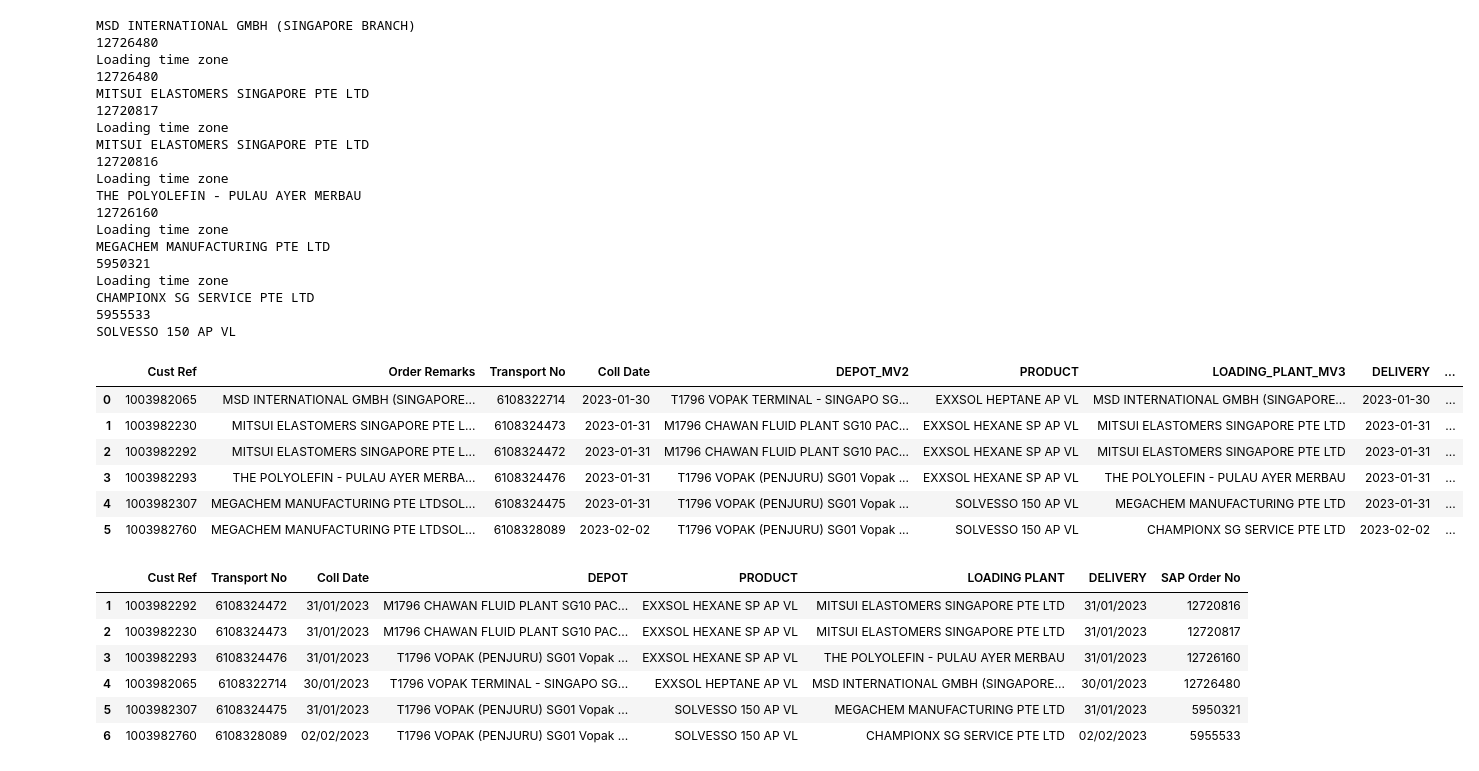
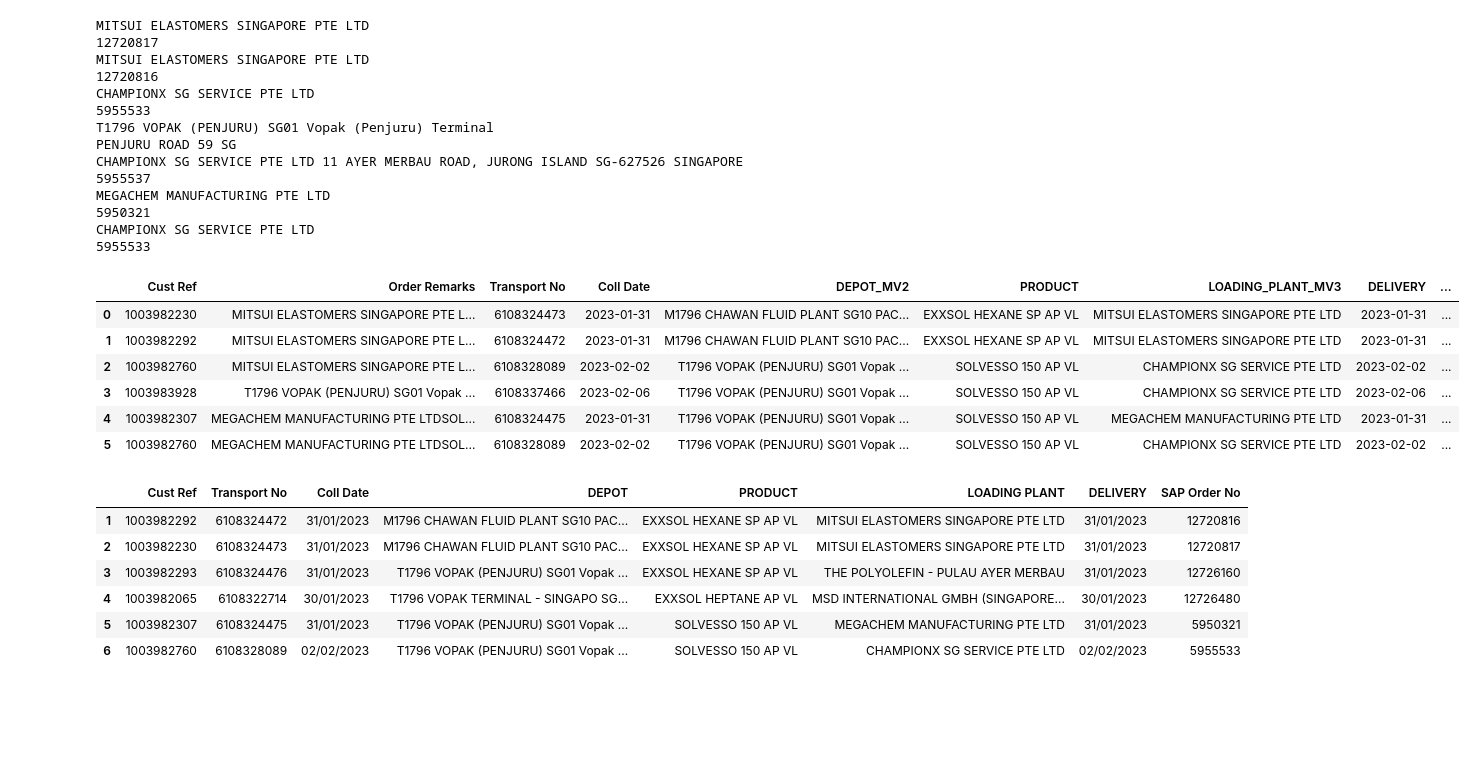
Before and after one commit to JohnTan38/Project-Data-Analysis, a Jupyter notebook: Assets/TRANSPOREON.ipynb, the cells around one changed output. Cells and saved outputs as stored; diff of their text form; code cells hidden in the pictures; blank space fills up the shorter version.

```diff
--- a/Assets/TRANSPOREON.ipynb
+++ b/Assets/TRANSPOREON.ipynb
@@ -101,7 +101,7 @@ import json
 import glob, os
 
 endpoint = "https://for-transporean.cognitiveservices.azure.com/"
-key = ""
+key = "e33ff464f80b4d2d98c84c0bc1fb291f"
 
 path_dir = "C:/Users/john.tan/OneDrive - Cogent Holdings Pte. Ltd/Documents/Transporeon/Chawan_Vopak/"
 path_destination = "C:/Users/john.tan/OneDrive - Cogent Holdings Pte. Ltd/Documents/Transporeon/Json/"
@@ -127,6 +127,7 @@ for file in list_of_files:
 # %%
 import re #parse json files
 import pandas as pd
+from re import search
 
 path_dir = 'C:/Users/john.tan/OneDrive - Cogent Holdings Pte. Ltd/Documents/Transporeon/Json/'
 cols = ['Cust Ref', 'Order Remarks', 'Transport No', 'Coll Date', 'DEPOT_MV2', 'PRODUCT', 'LOADING_PLANT_MV3', 'DELIVERY', 'SAP Order No']
@@ -172,10 +173,18 @@ for file in glob.glob("*.json"):
         prod_info = re.findall(r'(?s)SAP Order No.\n(.*?)\n[^\S\r\n]*UTC', z) #
         first, *others, last = prod_info[0].strip().splitlines()
         #prod_info = last
-        print(last)
+        #print(last)
     except:
         prod_info = re.findall(r'(?s)Product information\n(.*?)\n[^\S\r\n]*Loading', z) #
 
+    if search("CHAMPIONX SG SERVICE PTE LTD", cust[0]):
+        try:
+            #deli_date = re.findall(r'(?s)SINGAPORE\n(.*?)\n[^\S\r\n]* ', z)
+            deli_date = re.findall(r'(?s)SINGAPORE\n(.*?)\n[^\S\r\n]*Measurements', z, re.MULTILINE) #
+            deli_datex = deli_date[0].split(' ')[3]
+            #print(deli_datex)
+        except:
+            deli_datex = re.findall(r'(?s)MY-(.*?)\n[^\S\r\n]*Measurements', z, re.MULTILINE) #
 
     if cust[0] == "MSD INTERNATIONAL GMBH (SINGAPORE BRANCH)":
         try:
@@ -250,49 +259,50 @@ for file in glob.glob("*.json"):
         df_trans.loc[i, 'LOADING_PLANT_MV3'] = cust[0]
 
     try:
         df_trans.loc[i, 'Cust Ref'] = shipping_num
     except:
         df_trans.loc[i, 'Cust Ref'] = second
     df_trans.loc[i, 'Order Remarks'] = ord_rem
     df_trans.loc[i, 'Transport No'] = trans_num
     df_trans.loc[i, 'Coll Date'] = deli_date
     df_trans.loc[i, 'DEPOT_MV2'] = origin[0]
     try:
         df_trans.loc[i, 'PRODUCT'] = prod_info[0]
     except:
         df_trans.loc[i, 'PRODUCT'] = last
     df_trans.loc[i, 'LOADING_PLANT_MV3'] = cust[0]
     df_trans.loc[i, 'DELIVERY'] = deli_date
     df_trans.loc[i, 'SAP Order No'] = sap_num
-    df_trans
+    try:
+        if cust[1] =="CHAMPIONX SG\nSERVICE PTE LTD":
+            df_trans.loc[i, 'DELIVERY'] = deli_datex
+            df_trans.loc[i, 'Coll Date'] = deli_datex
+            df_trans.loc[i, 'LOADING_PLANT_MV3'] = cust[1].replace('\n', ' ')
+            df_trans.loc[i, 'DEPOT_MV2'] = origin[0].replace('Destination\n', '')
+    except: pass
     i += 1
 
 df_trans
 # %% [output]
-MSD INTERNATIONAL GMBH (SINGAPORE BRANCH)
-12726480
-Loading time zone
-12726480
 MITSUI ELASTOMERS SINGAPORE PTE LTD
 12720817
-Loading time zone
 MITSUI ELASTOMERS SINGAPORE PTE LTD
 12720816
-Loading time zone
-THE POLYOLEFIN - PULAU AYER MERBAU
-12726160
-Loading time zone
+CHAMPIONX SG SERVICE PTE LTD
+5955533
+T1796 VOPAK (PENJURU) SG01 Vopak (Penjuru) Terminal
+PENJURU ROAD 59 SG
+CHAMPIONX SG SERVICE PTE LTD 11 AYER MERBAU ROAD, JURONG ISLAND SG-627526 SINGAPORE
+5955537
 MEGACHEM MANUFACTURING PTE LTD
 5950321
-Loading time zone
 CHAMPIONX SG SERVICE PTE LTD
 5955533
-SOLVESSO 150 AP VL
 |  | Cust Ref | Order Remarks | Transport No | Coll Date | DEPOT_MV2 | PRODUCT | LOADING_PLANT_MV3 | DELIVERY | ... |
-| 0 | 1003982065 | MSD INTERNATIONAL GMBH (SINGAPORE... | 6108322714 | 2023-01-30 | T1796 VOPAK TERMINAL - SINGAPO SG... | EXXSOL HEPTANE AP VL | MSD INTERNATIONAL GMBH (SINGAPORE... | 2023-01-30 | ... |
-| 1 | 1003982230 | MITSUI ELASTOMERS SINGAPORE PTE L... | 6108324473 | 2023-01-31 | M1796 CHAWAN FLUID PLANT SG10 PAC... | EXXSOL HEXANE SP AP VL | MITSUI ELASTOMERS SINGAPORE PTE LTD | 2023-01-31 | ... |
-| 2 | 1003982292 | MITSUI ELASTOMERS SINGAPORE PTE L... | 6108324472 | 2023-01-31 | M1796 CHAWAN FLUID PLANT SG10 PAC... | EXXSOL HEXANE SP AP VL | MITSUI ELASTOMERS SINGAPORE PTE LTD | 2023-01-31 | ... |
-| 3 | 1003982293 | THE POLYOLEFIN - PULAU AYER MERBA... | 6108324476 | 2023-01-31 | T1796 VOPAK (PENJURU) SG01 Vopak ... | EXXSOL HEXANE SP AP VL | THE POLYOLEFIN - PULAU AYER MERBAU | 2023-01-31 | ... |
+| 0 | 1003982230 | MITSUI ELASTOMERS SINGAPORE PTE L... | 6108324473 | 2023-01-31 | M1796 CHAWAN FLUID PLANT SG10 PAC... | EXXSOL HEXANE SP AP VL | MITSUI ELASTOMERS SINGAPORE PTE LTD | 2023-01-31 | ... |
+| 1 | 1003982292 | MITSUI ELASTOMERS SINGAPORE PTE L... | 6108324472 | 2023-01-31 | M1796 CHAWAN FLUID PLANT SG10 PAC... | EXXSOL HEXANE SP AP VL | MITSUI ELASTOMERS SINGAPORE PTE LTD | 2023-01-31 | ... |
+| 2 | 1003982760 | MITSUI ELASTOMERS SINGAPORE PTE L... | 6108328089 | 2023-02-02 | T1796 VOPAK (PENJURU) SG01 Vopak ... | SOLVESSO 150 AP VL | CHAMPIONX SG SERVICE PTE LTD | 2023-02-02 | ... |
+| 3 | 1003983928 | T1796 VOPAK (PENJURU) SG01 Vopak ... | 6108337466 | 2023-02-06 | T1796 VOPAK (PENJURU) SG01 Vopak ... | SOLVESSO 150 AP VL | CHAMPIONX SG SERVICE PTE LTD | 2023-02-06 | ... |
 | 4 | 1003982307 | MEGACHEM MANUFACTURING PTE LTDSOL... | 6108324475 | 2023-01-31 | T1796 VOPAK (PENJURU) SG01 Vopak ... | SOLVESSO 150 AP VL | MEGACHEM MANUFACTURING PTE LTD | 2023-01-31 | ... |
 | 5 | 1003982760 | MEGACHEM MANUFACTURING PTE LTDSOL... | 6108328089 | 2023-02-02 | T1796 VOPAK (PENJURU) SG01 Vopak ... | SOLVESSO 150 AP VL | CHAMPIONX SG SERVICE PTE LTD | 2023-02-02 | ... |
 # %%
```
Also changed, not shown: parts of 4 cells of this notebook.
